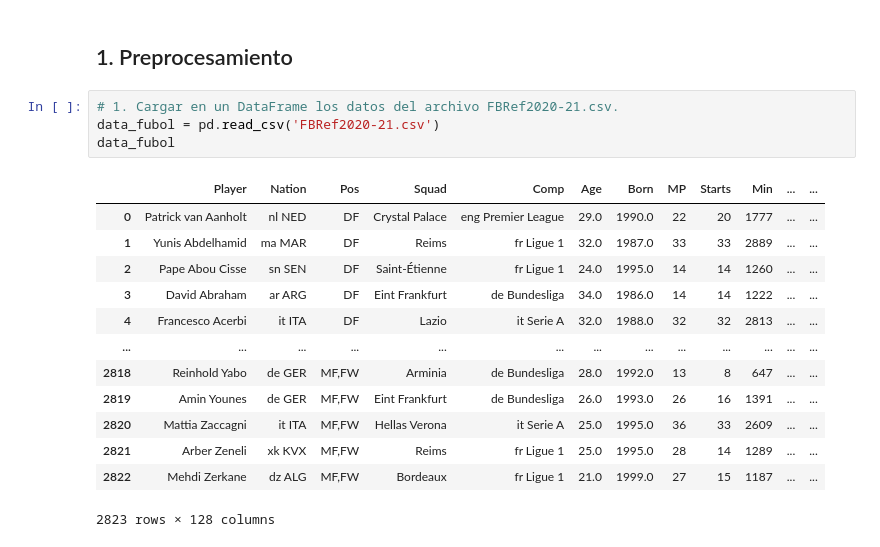
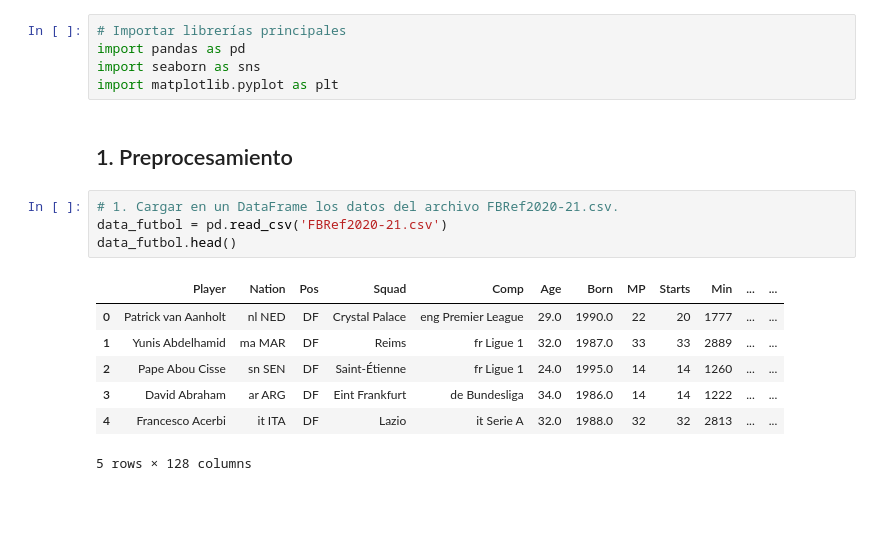
Before and after one commit to joacokoif/tp2_fulbo_ldd, a Jupyter notebook: tp2_LDD_Futbol_Analytics.ipynb, the cells around one changed output. Saved outputs shown, nothing was run; the diff lists cells and outputs as text; blank space fills up the shorter version.

```diff
--- a/tp2_LDD_Futbol_Analytics.ipynb
+++ b/tp2_LDD_Futbol_Analytics.ipynb
@@ -5,22 +9,21 @@ import pandas as pd
+# %%
+# Importar librerías principales
+import pandas as pd
+import seaborn as sns
+import matplotlib.pyplot as plt
 # %% [markdown]
 ## 1. Preprocesamiento
 # %%
 # 1. Cargar en un DataFrame los datos del archivo FBRef2020-21.csv.
-data_fubol = pd.read_csv('FBRef2020-21.csv')
-data_fubol
+data_futbol = pd.read_csv('FBRef2020-21.csv')
+data_futbol.head()
 # %% [output]
 |  | Player | Nation | Pos | Squad | Comp | Age | Born | MP | Starts | Min | ... | ... |
 | 0 | Patrick van Aanholt | nl NED | DF | Crystal Palace | eng Premier League | 29.0 | 1990.0 | 22 | 20 | 1777 | ... | ... |
 | 1 | Yunis Abdelhamid | ma MAR | DF | Reims | fr Ligue 1 | 32.0 | 1987.0 | 33 | 33 | 2889 | ... | ... |
 | 2 | Pape Abou Cisse | sn SEN | DF | Saint-Étienne | fr Ligue 1 | 24.0 | 1995.0 | 14 | 14 | 1260 | ... | ... |
 | 3 | David Abraham | ar ARG | DF | Eint Frankfurt | de Bundesliga | 34.0 | 1986.0 | 14 | 14 | 1222 | ... | ... |
 | 4 | Francesco Acerbi | it ITA | DF | Lazio | it Serie A | 32.0 | 1988.0 | 32 | 32 | 2813 | ... | ... |
-| ... | ... | ... | ... | ... | ... | ... | ... | ... | ... | ... | ... | ... |
-| 2818 | Reinhold Yabo | de GER | MF,FW | Arminia | de Bundesliga | 28.0 | 1992.0 | 13 | 8 | 647 | ... | ... |
-| 2819 | Amin Younes | de GER | MF,FW | Eint Frankfurt | de Bundesliga | 26.0 | 1993.0 | 26 | 16 | 1391 | ... | ... |
-| 2820 | Mattia Zaccagni | it ITA | MF,FW | Hellas Verona | it Serie A | 25.0 | 1995.0 | 36 | 33 | 2609 | ... | ... |
-| 2821 | Arber Zeneli | xk KVX | MF,FW | Reims | fr Ligue 1 | 25.0 | 1995.0 | 28 | 14 | 1289 | ... | ... |
-| 2822 | Mehdi Zerkane | dz ALG | MF,FW | Bordeaux | fr Ligue 1 | 21.0 | 1999.0 | 27 | 15 | 1187 | ... | ... |
-2823 rows × 128 columns
+5 rows × 128 columns
 # %%
 # 2. Eliminar a los jugadores que jugaron menos de 500 minutos en la temporada (columna Min).
```
Also changed, not shown: parts of 9 cells of this notebook.
